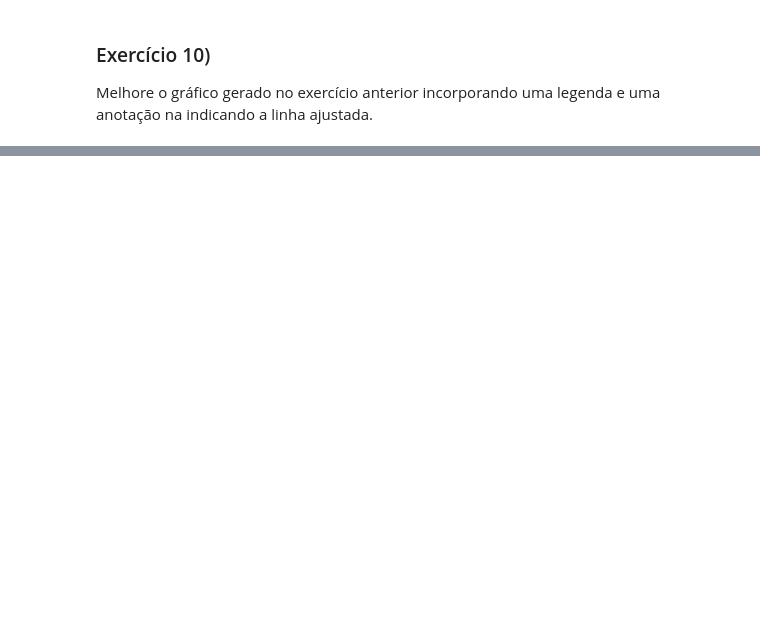
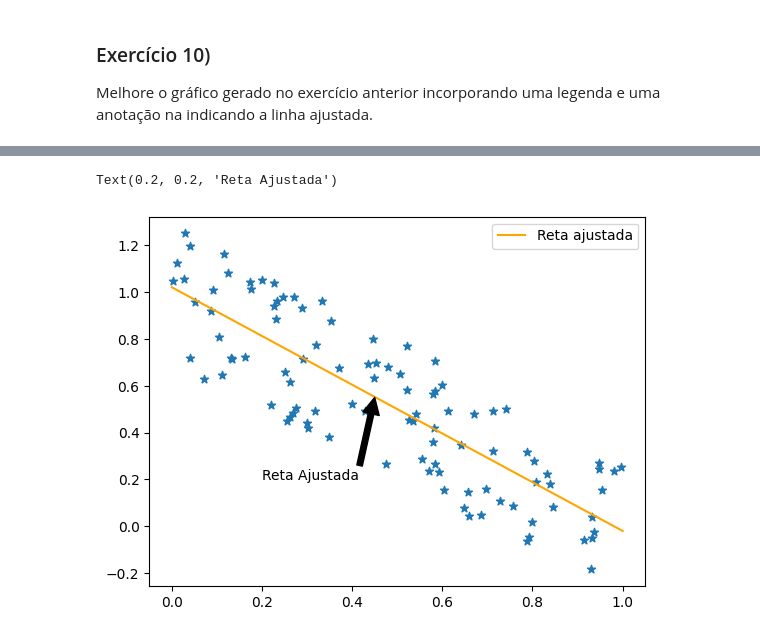
Before and after one commit to Biangelica/Data-Science-MBA-CEMEAI, a Jupyter notebook: Programação para ciência de dados/Aula 5/ Numpy_II_e_Matplotlib_exercicios.ipynb, the cells around one changed output, grey strips where cells are left out. Cells and saved outputs as stored; diff of their text form; code cells hidden in the pictures; blank space fills up the shorter version.

```diff
--- a/Programação para ciência de dados/Aula 5/ Numpy_II_e_Matplotlib_exercicios.ipynb
+++ b/Programação para ciência de dados/Aula 5/ Numpy_II_e_Matplotlib_exercicios.ipynb
@@ -262,0 +300,12 @@ Text(0.2, 0.2, 'Reta Ajustada')
+# %%
+plt.scatter(x,y,marker='*') #cria um gráfico de dispersão dos pontos (x, y)
+b = np.array([0,1])
+c = alpha[0]+alpha[1]*b
+plt.plot(b, c, color='orange', label="Reta ajustada")
+plt.legend()
+
+plt.annotate('Reta Ajustada', xy=(0.45,0.55), xytext=(0.2,0.2), # gera uma anotação
+             arrowprops=dict(facecolor='black'))
+# %% [output]
+Text(0.2, 0.2, 'Reta Ajustada')
+[figure, added]
```
Also changed, not shown: parts of 9 cells of this notebook.
